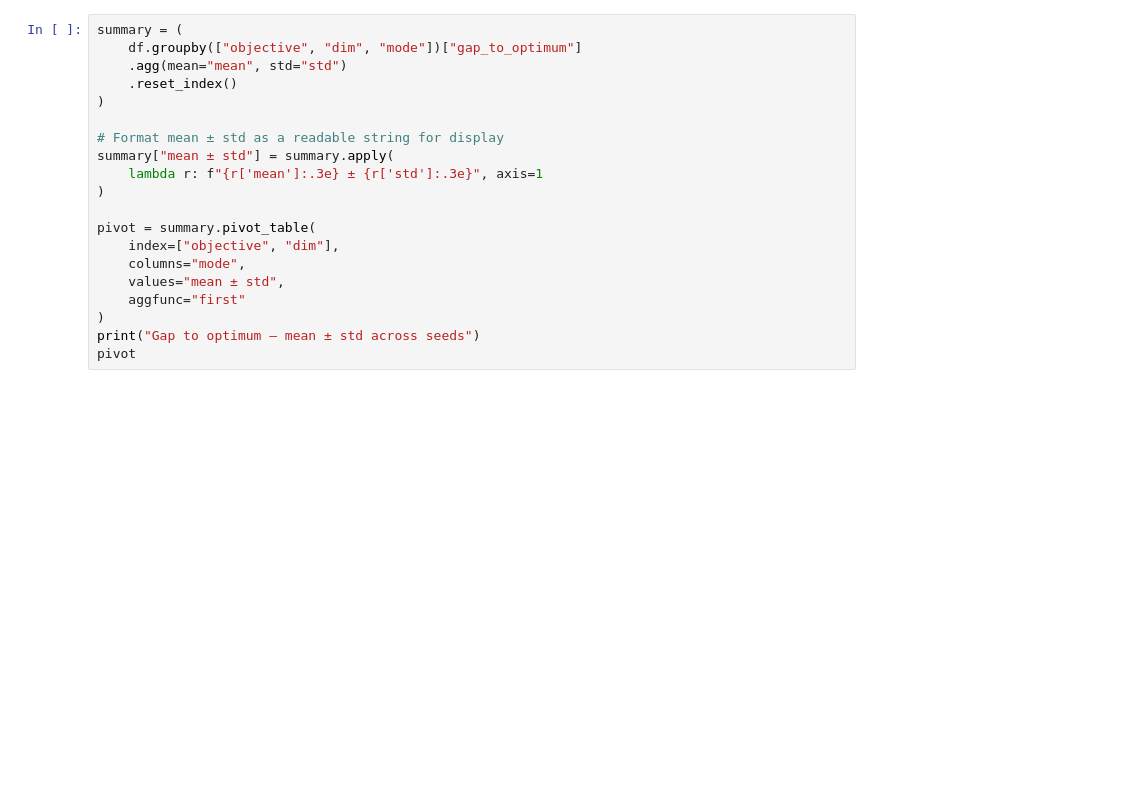
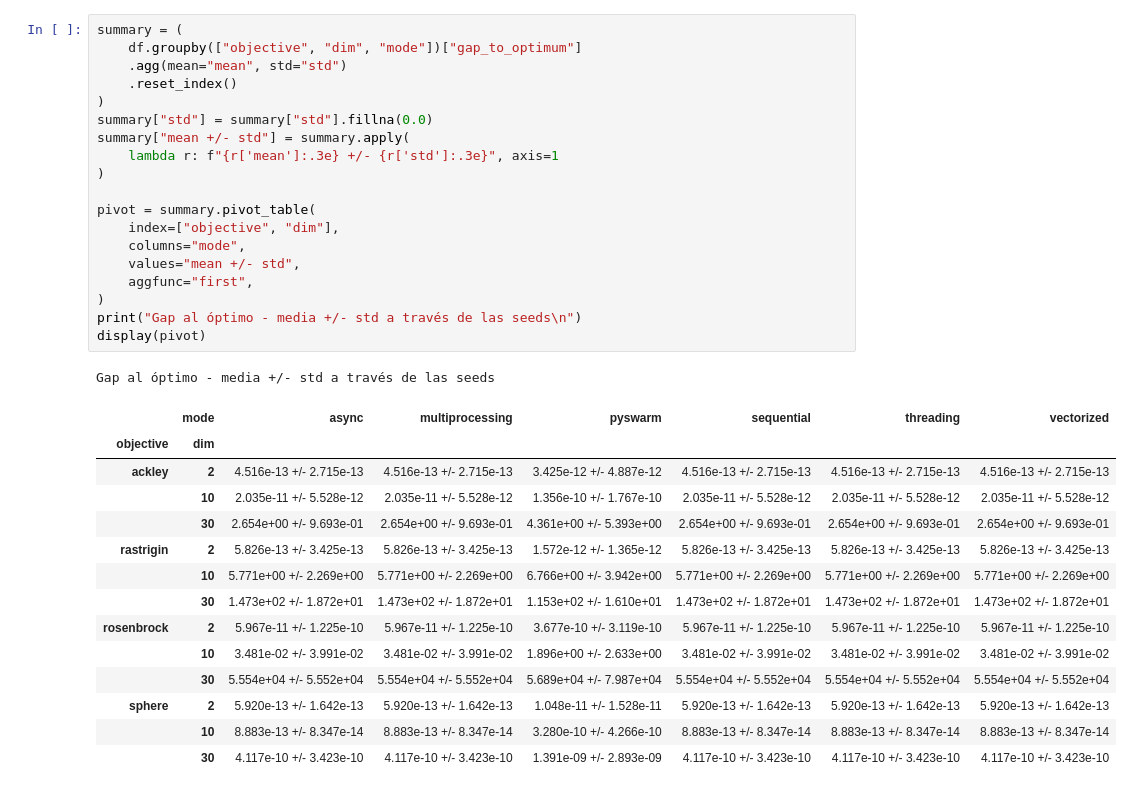
Before and after one commit to imartinnez/Industrializable-PSO-algorithm, a Jupyter notebook: pso/analysis/benchmark_analysis.ipynb, the cells around one changed output. Cells and saved outputs as stored; diff of their text form; blank space fills up the shorter version.

```diff
--- a/pso/analysis/benchmark_analysis.ipynb
+++ b/pso/analysis/benchmark_analysis.ipynb
@@ -63,20 +79,35 @@ df.head(3)
 # %%
 summary = (
     df.groupby(["objective", "dim", "mode"])["gap_to_optimum"]
     .agg(mean="mean", std="std")
     .reset_index()
 )
-
-# Format mean ± std as a readable string for display
-summary["mean ± std"] = summary.apply(
-    lambda r: f"{r['mean']:.3e} ± {r['std']:.3e}", axis=1
+summary["std"] = summary["std"].fillna(0.0)
+summary["mean +/- std"] = summary.apply(
+    lambda r: f"{r['mean']:.3e} +/- {r['std']:.3e}", axis=1
 )
 
 pivot = summary.pivot_table(
     index=["objective", "dim"],
     columns="mode",
-    values="mean ± std",
-    aggfunc="first"
+    values="mean +/- std",
+    aggfunc="first",
 )
-print("Gap to optimum — mean ± std across seeds")
-pivot
+print("Gap al óptimo - media +/- std a través de las seeds\n")
+display(pivot)
+# %% [output]
+Gap al óptimo - media +/- std a través de las seeds
+|  | mode | async | multiprocessing | pyswarm | sequential | threading | vectorized |
+| objective | dim |  |  |  |  |  |  |
+| ackley | 2 | 4.516e-13 +/- 2.715e-13 | 4.516e-13 +/- 2.715e-13 | 3.425e-12 +/- 4.887e-12 | 4.516e-13 +/- 2.715e-13 | 4.516e-13 +/- 2.715e-13 | 4.516e-13 +/- 2.715e-13 |
+|  | 10 | 2.035e-11 +/- 5.528e-12 | 2.035e-11 +/- 5.528e-12 | 1.356e-10 +/- 1.767e-10 | 2.035e-11 +/- 5.528e-12 | 2.035e-11 +/- 5.528e-12 | 2.035e-11 +/- 5.528e-12 |
+|  | 30 | 2.654e+00 +/- 9.693e-01 | 2.654e+00 +/- 9.693e-01 | 4.361e+00 +/- 5.393e+00 | 2.654e+00 +/- 9.693e-01 | 2.654e+00 +/- 9.693e-01 | 2.654e+00 +/- 9.693e-01 |
+| rastrigin | 2 | 5.826e-13 +/- 3.425e-13 | 5.826e-13 +/- 3.425e-13 | 1.572e-12 +/- 1.365e-12 | 5.826e-13 +/- 3.425e-13 | 5.826e-13 +/- 3.425e-13 | 5.826e-13 +/- 3.425e-13 |
+|  | 10 | 5.771e+00 +/- 2.269e+00 | 5.771e+00 +/- 2.269e+00 | 6.766e+00 +/- 3.942e+00 | 5.771e+00 +/- 2.269e+00 | 5.771e+00 +/- 2.269e+00 | 5.771e+00 +/- 2.269e+00 |
+|  | 30 | 1.473e+02 +/- 1.872e+01 | 1.473e+02 +/- 1.872e+01 | 1.153e+02 +/- 1.610e+01 | 1.473e+02 +/- 1.872e+01 | 1.473e+02 +/- 1.872e+01 | 1.473e+02 +/- 1.872e+01 |
+| rosenbrock | 2 | 5.967e-11 +/- 1.225e-10 | 5.967e-11 +/- 1.225e-10 | 3.677e-10 +/- 3.119e-10 | 5.967e-11 +/- 1.225e-10 | 5.967e-11 +/- 1.225e-10 | 5.967e-11 +/- 1.225e-10 |
+|  | 10 | 3.481e-02 +/- 3.991e-02 | 3.481e-02 +/- 3.991e-02 | 1.896e+00 +/- 2.633e+00 | 3.481e-02 +/- 3.991e-02 | 3.481e-02 +/- 3.991e-02 | 3.481e-02 +/- 3.991e-02 |
+|  | 30 | 5.554e+04 +/- 5.552e+04 | 5.554e+04 +/- 5.552e+04 | 5.689e+04 +/- 7.987e+04 | 5.554e+04 +/- 5.552e+04 | 5.554e+04 +/- 5.552e+04 | 5.554e+04 +/- 5.552e+04 |
+| sphere | 2 | 5.920e-13 +/- 1.642e-13 | 5.920e-13 +/- 1.642e-13 | 1.048e-11 +/- 1.528e-11 | 5.920e-13 +/- 1.642e-13 | 5.920e-13 +/- 1.642e-13 | 5.920e-13 +/- 1.642e-13 |
+|  | 10 | 8.883e-13 +/- 8.347e-14 | 8.883e-13 +/- 8.347e-14 | 3.280e-10 +/- 4.266e-10 | 8.883e-13 +/- 8.347e-14 | 8.883e-13 +/- 8.347e-14 | 8.883e-13 +/- 8.347e-14 |
+|  | 30 | 4.117e-10 +/- 3.423e-10 | 4.117e-10 +/- 3.423e-10 | 1.391e-09 +/- 2.893e-09 | 4.117e-10 +/- 3.423e-10 | 4.117e-10 +/- 3.423e-10 | 4.117e-10 +/- 3.423e-10 |
```
Also changed, not shown: parts of 18 cells of this notebook, 16 other files.
